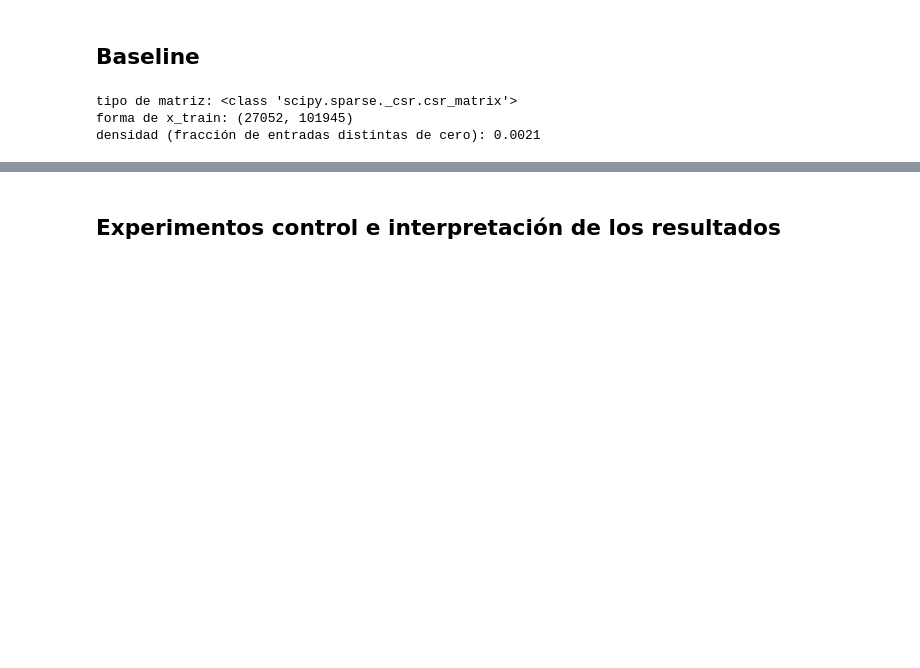
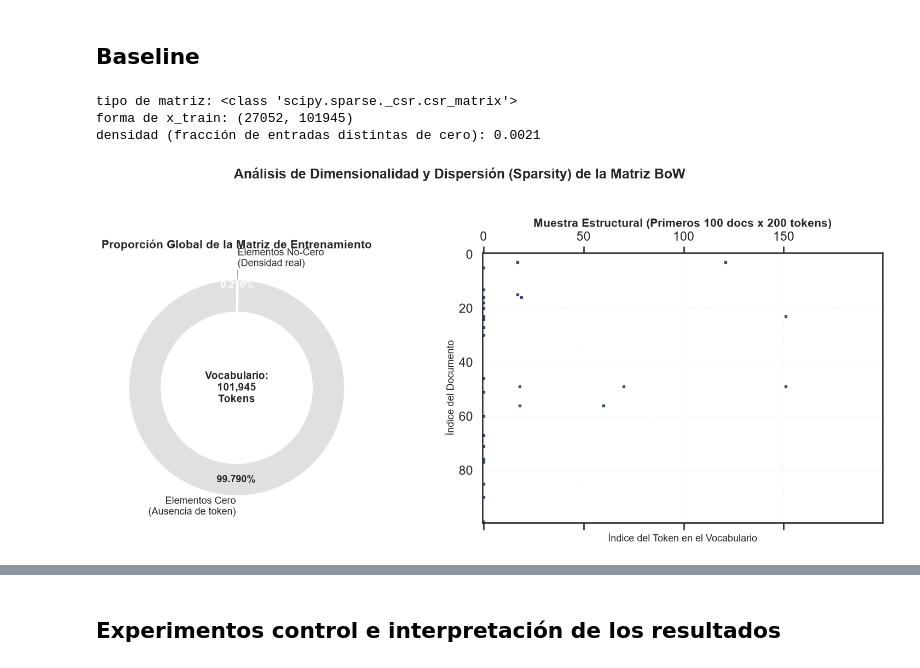
Before and after one commit to kao05/SpamAnalysis-TextMining, a Jupyter notebook: Project_FakeNews.ipynb, the cells around one changed output, grey strips where cells are left out. Drawn from its saved outputs; the diff is of its cells as text; code cells hidden in the pictures; blank space fills up the shorter version.

```diff
--- a/Project_FakeNews.ipynb
+++ b/Project_FakeNews.ipynb
@@ -212,19 +387,90 @@ test    5797   2618           0.4516
 # %%
 #@title representación de bolsa de palabras y vocabulario solo con train
 vec = countvectorizer(lowercase=True, token_pattern=token_patron)
 
 x_train = vec.fit_transform(x_train_txt)#el vocab se aprende solo con train
 x_dev = vec.transform(x_dev_txt)
 x_test = vec.transform(x_test_txt)
 
 densidad = x_train.nnz / (x_train.shape[0] * x_train.shape[1])
 print('tipo de matriz:', type(x_train))
 print('forma de x_train:', x_train.shape)
 print('densidad (fracción de entradas distintas de cero):', round(densidad, 5))
+
+
+#Ploteo
+#----------
+# 1. Extracción de métricas de dimensionalidad basadas en tus variables
+n_filas, n_columnas = x_train.shape
+total_elementos = n_filas * n_columnas
+no_ceros = x_train.nnz
+ceros = total_elementos - no_ceros
+
+# Calculamos el porcentaje para el gráfico
+porcentaje_ceros = (ceros / total_elementos) * 100
+porcentaje_densidad = (no_ceros / total_elementos) * 100
+
+# 2. Configuración estética rigurosa orientada a presentación
+sns.set_theme(style="white", context="talk")
+fig, axes = plt.subplots(1, 2, figsize=(16, 7))
+fig.suptitle('Análisis de Dimensionalidad y Dispersión (Sparsity) de la Matriz BoW',
+             fontsize=18, fontweight='bold', y=1.02)
+
+color_cero = '#E0E0E0'  # Gris tenue para el "vacío" (ceros)
+color_densidad = '#1D3557'  # Azul institucional para la información real (no-ceros)
+
+# --- Subplot 1: Gráfico de Proporción (Donut Chart) ---
+ax1 = axes[0]
+wedges, texts, autotexts = ax1.pie(
+    [ceros, no_ceros],
+    labels=['Elementos Cero\n(Ausencia de token)', 'Elementos No-Cero\n(Densidad real)'],
+    colors=[color_cero, color_densidad],
+    autopct='%1.3f%%', # 3 decimales para apreciar la densidad diminuta típica del PLN
+    startangle=90,
+    pctdistance=0.85,
+    explode=(0, 0.1),
+    textprops={'fontsize': 13}
+)
+
+# Estilización de los textos del gráfico circular
+for autotext in autotexts:
+    autotext.set_fontweight('bold')
+autotexts[1].set_color('white') # Contraste para el azul oscuro
+
+# Convertir a Dona para estética moderna
+centro_circulo = plt.Circle((0,0), 0.70, fc='white')
+ax1.add_artist(centro_circulo)
+ax1.set_title('Proporción Global de la Matriz de Entrenamiento', fontsize=15, fontweight='bold')
+ax1.text(0, 0, f'Vocabulario:\n{n_columnas:,}\nTokens', ha='center', va='center', fontsize=14, fontweight='bold')
+
+# --- Subplot 2: Representación Espacial (Spy Plot) ---
+ax2 = axes[1]
+# Extraemos una muestra representativa (ej. 100 documentos x 200 tokens) para evitar colapso visual
+# Aseguramos no exceder el tamaño real si es un dataset pequeño
+muestra_filas = min(100, n_filas)
+muestra_cols = min(200, n_columnas)
+
+# Extracción de la sub-matriz densa para la visualización
+sub_matriz = x_train[:muestra_filas, :muestra_cols].toarray()
+
+# plt.spy grafica los valores distintos de cero como puntos negros (u otro color)
+ax2.spy(sub_matriz, markersize=3, color=color_densidad, aspect='auto', alpha=0.8)
+
+ax2.set_title(f'Muestra Estructural (Primeros {muestra_filas} docs x {muestra_cols} tokens)',
+              fontsize=15, fontweight='bold')
+ax2.set_xlabel('Índice del Token en el Vocabulario', fontsize=13)
+ax2.set_ylabel('Índice del Documento', fontsize=13)
+
+# Grid sutil para ubicar coordenadas en el spy plot
+ax2.grid(True, which='both', linestyle='--', linewidth=0.5, alpha=0.3)
+
+plt.tight_layout()
+plt.show()
 # %% [output]
 tipo de matriz: <class 'scipy.sparse._csr.csr_matrix'>
 forma de x_train: (27052, 101945)
 densidad (fracción de entradas distintas de cero): 0.0021
+[figure, added]
 # %%
 #@title func de evaluación
 def evaluar(y_real, y_pred, y_prob):
```
Also changed, not shown: parts of 13 cells of this notebook.
